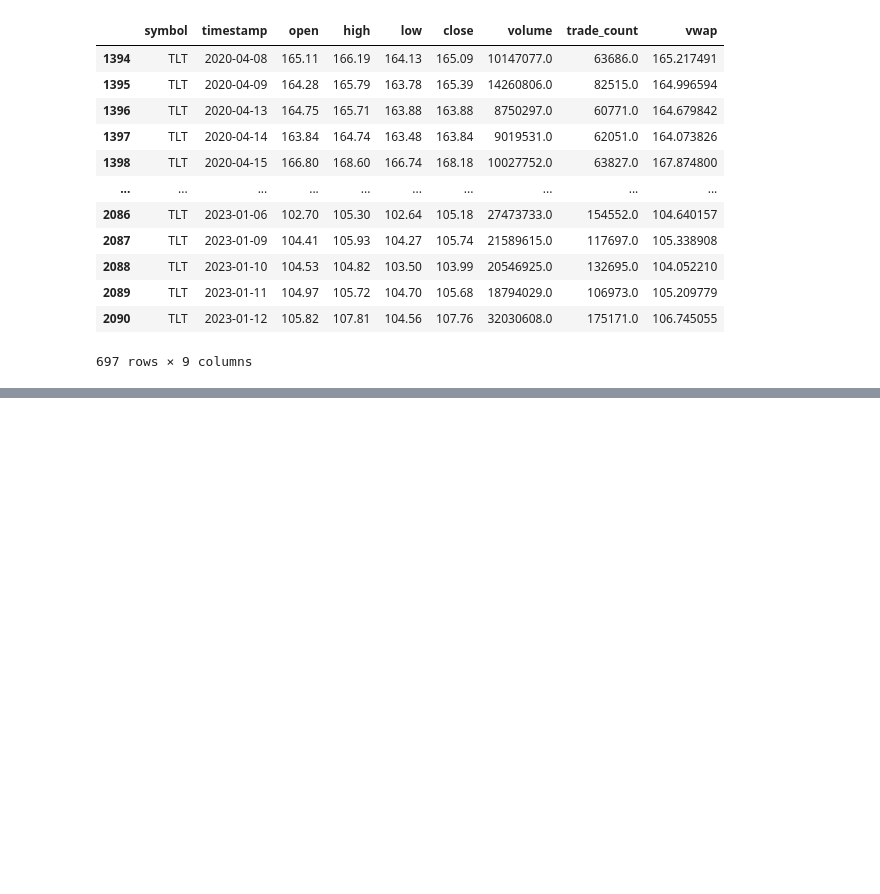
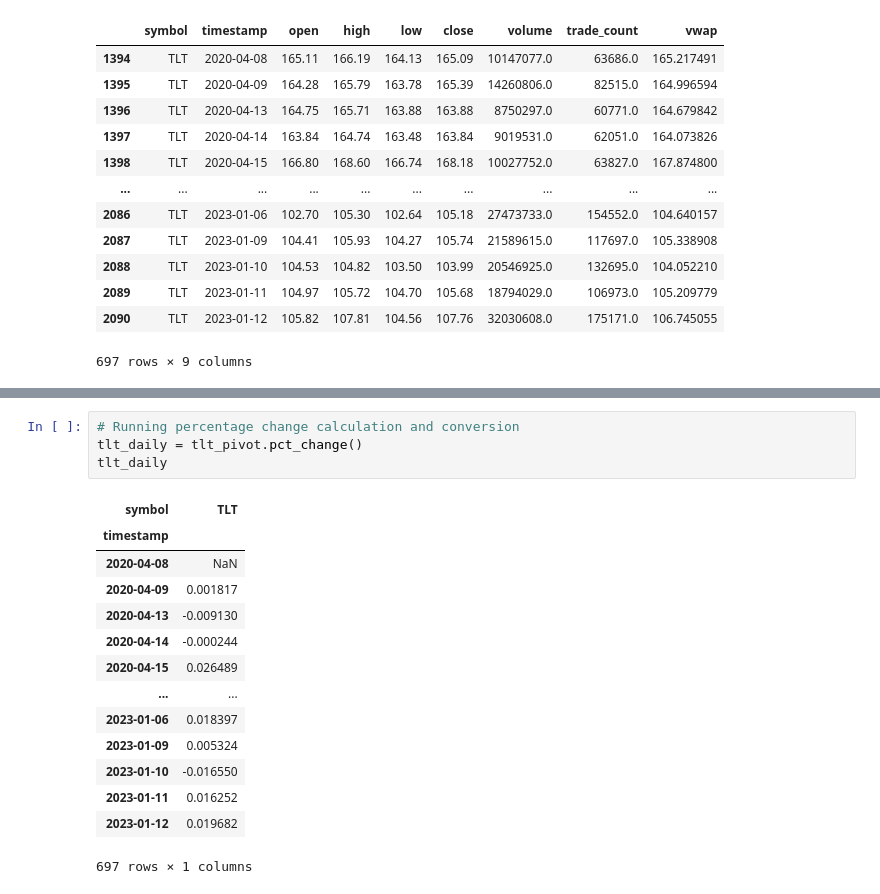
Before and after one commit to jordan-gilmartin/Alpaca-API-Data, a Jupyter notebook: Alpaca-API-Data.ipynb, the cells around one changed output, grey strips where cells are left out. Saved outputs shown, nothing was run; the diff lists cells and outputs as text; blank space fills up the shorter version.

Commit message:
daily returns for TLT

```diff
--- a/Alpaca-API-Data.ipynb
+++ b/Alpaca-API-Data.ipynb
@@ -519,0 +551,19 @@ tlt_df
+# %%
+# Running percentage change calculation and conversion
+tlt_daily = tlt_pivot.pct_change()
+tlt_daily
+# %% [output]
+| symbol | TLT |
+| timestamp |  |
+| 2020-04-08 | NaN |
+| 2020-04-09 | 0.001817 |
+| 2020-04-13 | -0.009130 |
+| 2020-04-14 | -0.000244 |
+| 2020-04-15 | 0.026489 |
+| ... | ... |
+| 2023-01-06 | 0.018397 |
+| 2023-01-09 | 0.005324 |
+| 2023-01-10 | -0.016550 |
+| 2023-01-11 | 0.016252 |
+| 2023-01-12 | 0.019682 |
+697 rows × 1 columns
```
Also changed, not shown: parts of 3 cells of this notebook.
